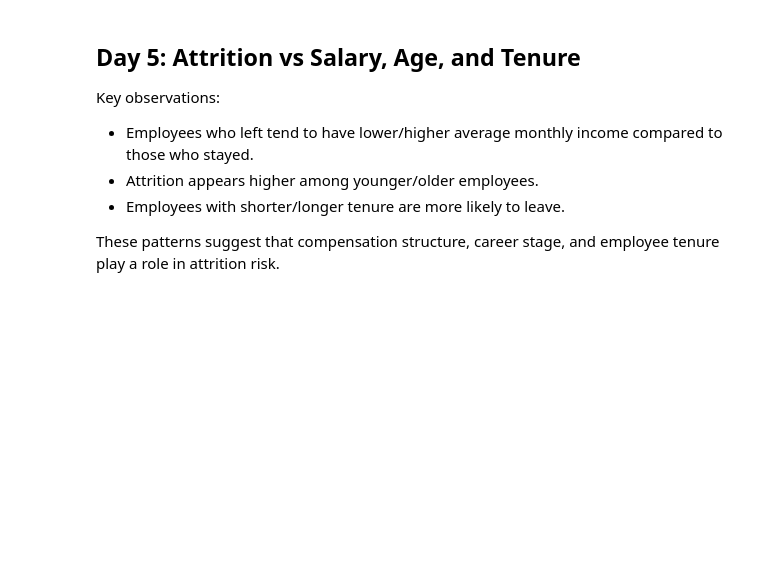
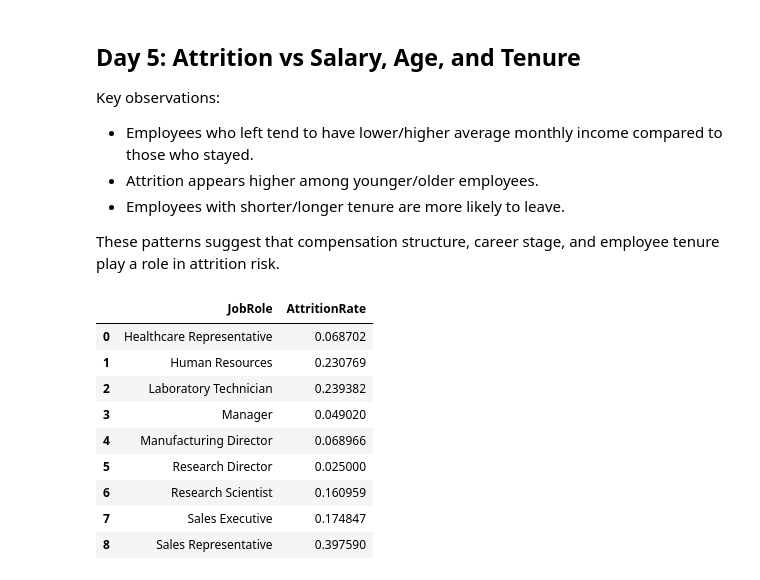
Before and after one commit to NikhilAgnihotri-9/hr-analytics-attrition-python, a Jupyter notebook: hr_attrition_analysis.ipynb, the cells around one changed output. Saved outputs shown, nothing was run; the diff lists cells and outputs as text; code cells hidden in the pictures; blank space fills up the shorter version.

```diff
--- a/hr_attrition_analysis.ipynb
+++ b/hr_attrition_analysis.ipynb
@@ -287,3 +287,22 @@ Key observations:
 - Employees with shorter/longer tenure are more likely to leave.
 
 These patterns suggest that compensation structure, career stage, and employee tenure play a role in attrition risk.
+# %%
+role_attrition = (
+    df_clean
+    .groupby("JobRole")["AttritionFlag"]
+    .mean()
+    .reset_index(name="AttritionRate")
+)
+role_attrition
+# %% [output]
+|  | JobRole | AttritionRate |
+| 0 | Healthcare Representative | 0.068702 |
+| 1 | Human Resources | 0.230769 |
+| 2 | Laboratory Technician | 0.239382 |
+| 3 | Manager | 0.049020 |
+| 4 | Manufacturing Director | 0.068966 |
+| 5 | Research Director | 0.025000 |
+| 6 | Research Scientist | 0.160959 |
+| 7 | Sales Executive | 0.174847 |
+| 8 | Sales Representative | 0.397590 |
```
Also changed, not shown: parts of 5 cells of this notebook.
